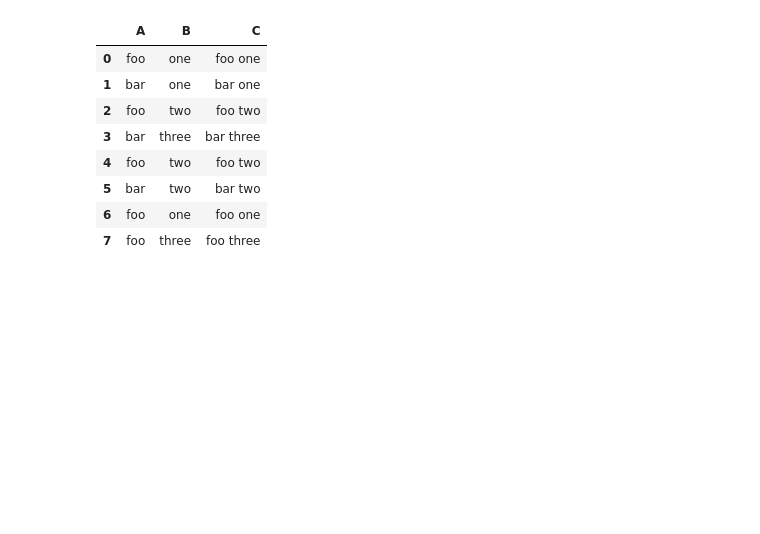
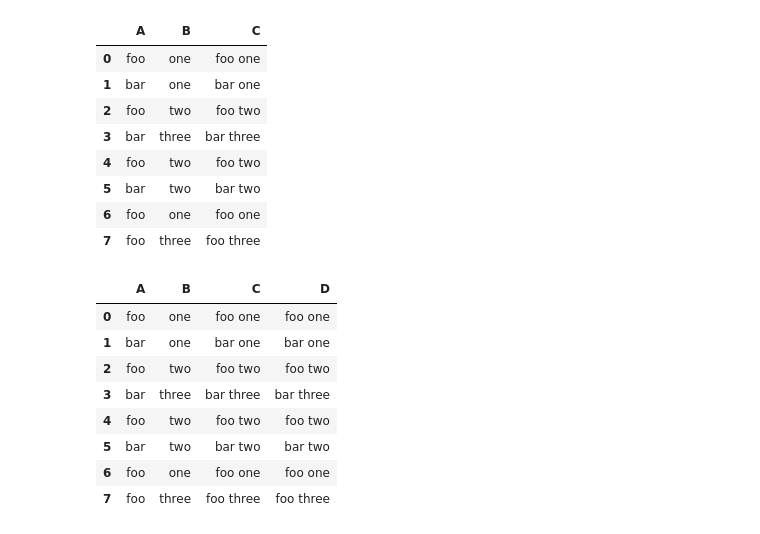
Before and after one commit to jerilkuriakose/important-pandas-commands, a Jupyter notebook: Pandas-Tutorial-2.ipynb, the cells around one changed output. Cells and saved outputs as stored; diff of their text form; code cells hidden in the pictures; blank space fills up the shorter version.

```diff
--- a/Pandas-Tutorial-2.ipynb
+++ b/Pandas-Tutorial-2.ipynb
@@ -457,3 +462,17 @@ df
 | 5 | bar | two | bar two |
 | 6 | foo | one | foo one |
 | 7 | foo | three | foo three |
+# %%
+# approach 2
+df['D'] = df[['A', 'B']].apply(lambda x: ' '.join(x), axis=1)
+df
+# %% [output]
+|  | A | B | C | D |
+| 0 | foo | one | foo one | foo one |
+| 1 | bar | one | bar one | bar one |
+| 2 | foo | two | foo two | foo two |
+| 3 | bar | three | bar three | bar three |
+| 4 | foo | two | foo two | foo two |
+| 5 | bar | two | bar two | bar two |
+| 6 | foo | one | foo one | foo one |
+| 7 | foo | three | foo three | foo three |
```
Also changed, not shown: parts of 17 cells of this notebook, 3 other files.
